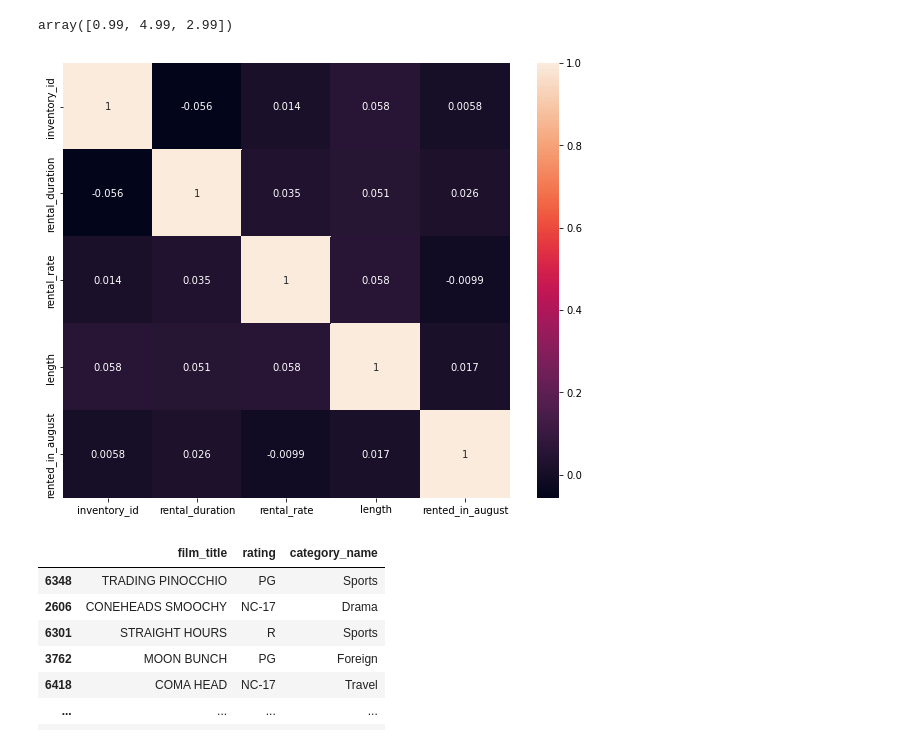
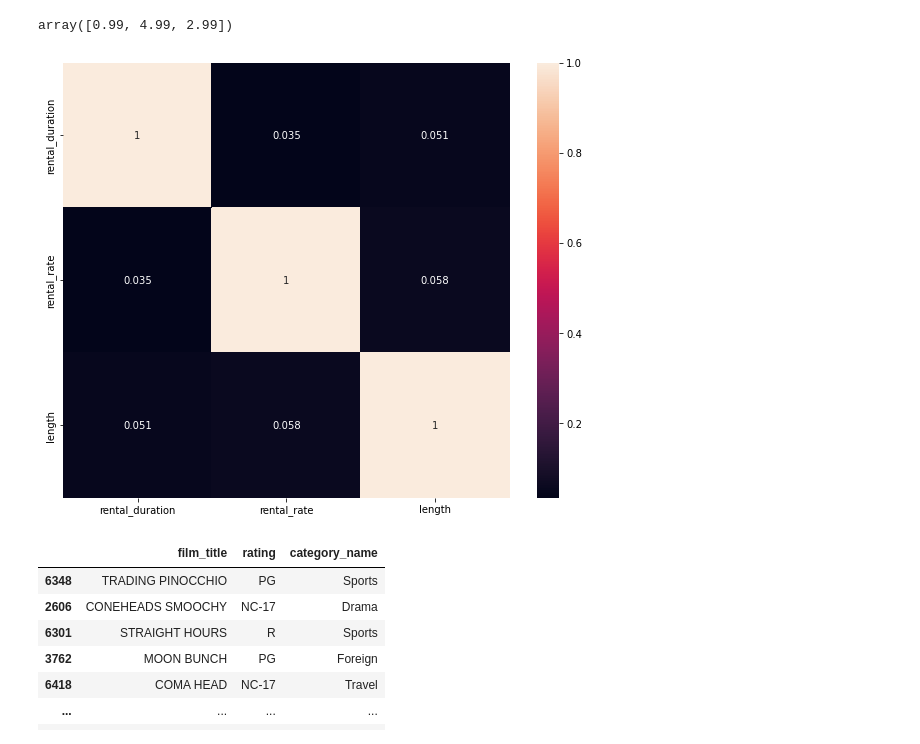
Before and after one commit to MLer76149/lab-predictions-logistic-regression, a Jupyter notebook: predictions-logistic-regression-filmtitle.ipynb, the cells around one changed output. Saved outputs shown, nothing was run; the diff lists cells and outputs as text; code cells hidden in the pictures.

```diff
--- a/predictions-logistic-regression-filmtitle.ipynb
+++ b/predictions-logistic-regression-filmtitle.ipynb
@@ -345,12 +345,12 @@ data_cleaned_1["rental_rate"] = data_cleaned_1["rental_rate"].apply(clean_rate)
 # %%
 # Checking for multicollinearity
 
-corr_matrix=data_cleaned_1.corr(method='pearson')  # default
+corr_matrix=data_cleaned_1.drop(columns=["inventory_id", "rented_in_august"]).corr(method='pearson')  # default
 fig, ax = plt.subplots(figsize=(10, 8))
 ax = sns.heatmap(corr_matrix, annot=True)
 plt.show()
 # %% [output]
-[figure, old version]
+[figure, new version]
 # %%
 # Build X and y
 y = data_cleaned_1['rented_in_august']
```
Also changed, not shown: 1 other file.
